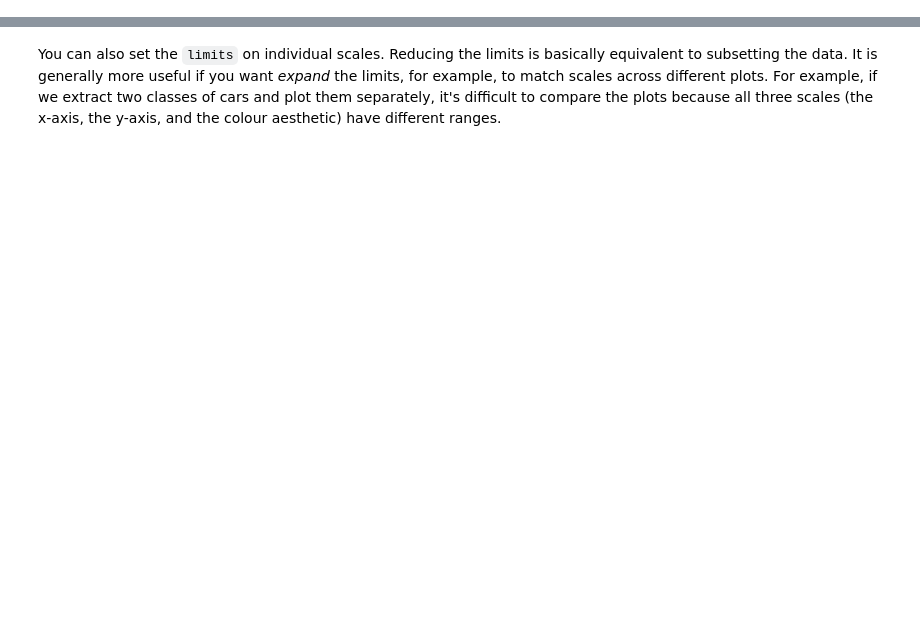
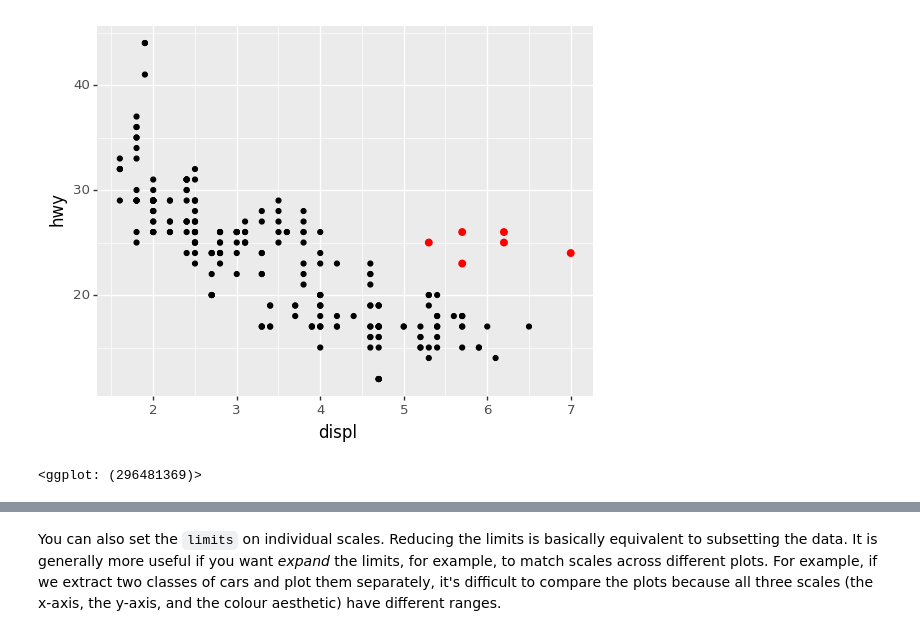
Before and after one commit to jeroenjanssens/r4ds-python-plotnine, a Jupyter notebook: output/r4ds-python-plotnine.ipynb, the cells around one changed output, grey strips where cells are left out. Saved outputs shown, nothing was run; the diff lists cells and outputs as text; code cells hidden in the pictures; blank space fills up the shorter version.

```diff
--- a/output/r4ds-python-plotnine.ipynb
+++ b/output/r4ds-python-plotnine.ipynb
@@ -46,0 +131,7 @@ To zoom in on a region of the plot, it's generally best to use `coord_cartesian(
+# %%
+ggplot(data=mpg, mapping=aes(x="displ", y="hwy")) +\
+geom_point() +\
+geom_point(data=mpg.query("displ > 5 & hwy > 20"), colour="red", size=2.2)
+# %% [output]
+[figure, added]
+<ggplot: (296481369)>
```
Also changed, not shown: parts of 129 cells of this notebook, 2 other files.
